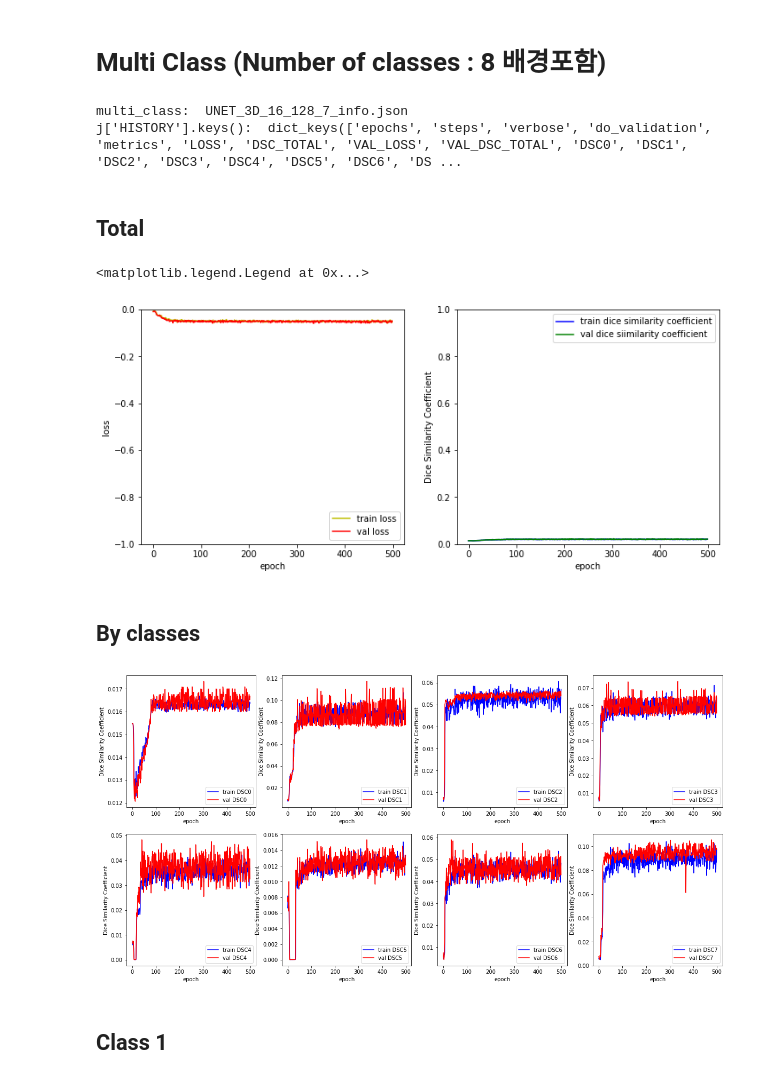
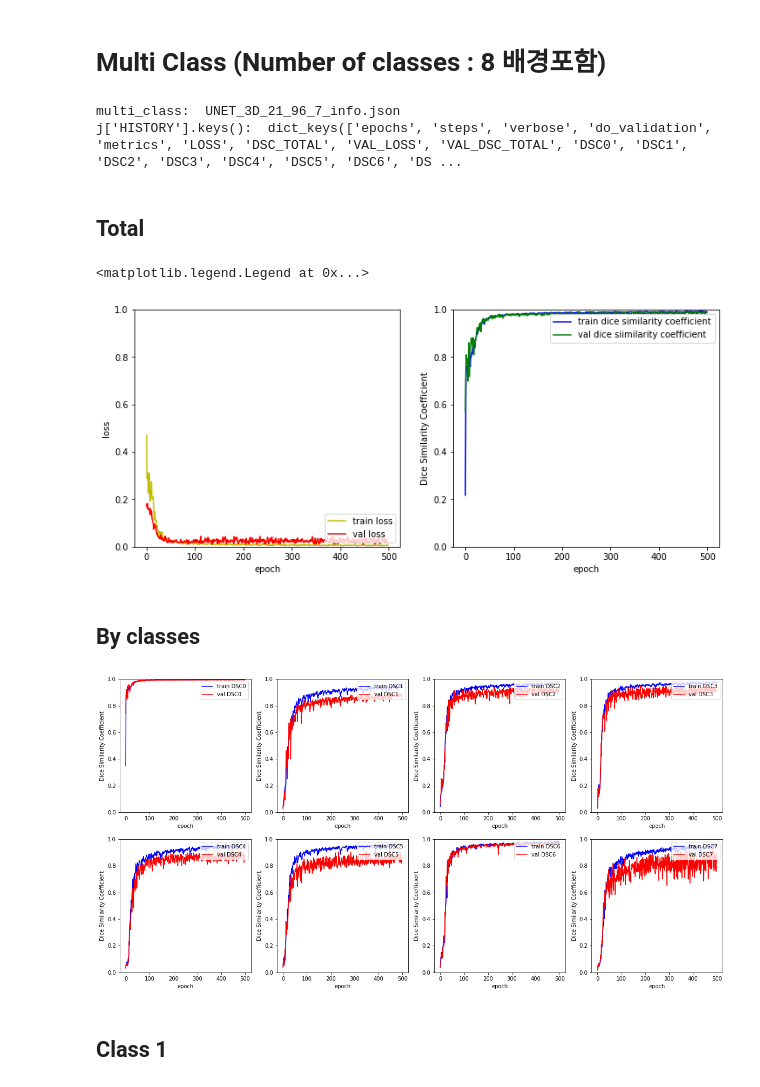
Before and after one commit to TooTouch/3D_CoordConv_Segmentation, a Jupyter notebook: ipynb/Model evaluation.ipynb, the cells around one changed output. Drawn from its saved outputs; the diff is of its cells as text; code cells hidden in the pictures.

```diff
--- a/ipynb/Model evaluation.ipynb
+++ b/ipynb/Model evaluation.ipynb
@@ -61,14 +61,14 @@ ax[1].legend(loc='lower right')
 # %% [markdown]
 # Multi Class (Number of classes : 8 배경포함)
 # %%
-multi_class = 'UNET_3D_16_128_7_info.json'
+multi_class = 'UNET_3D_21_96_7_info.json'
 print('multi_class: ',multi_class)
 
 f = open(os.path.join(log_dir,multi_class))
 j = json.load(f)
 print("j['HISTORY'].keys(): ",j['HISTORY'].keys())
 # %% [output]
-multi_class:  UNET_3D_16_128_7_info.json
+multi_class:  UNET_3D_21_96_7_info.json
 j['HISTORY'].keys():  dict_keys(['epochs', 'steps', 'verbose', 'do_validation', 'metrics', 'LOSS', 'DSC_TOTAL', 'VAL_LOSS', 'VAL_DSC_TOTAL', 'DSC0', 'DSC1', 'DSC2', 'DSC3', 'DSC4', 'DSC5', 'DSC6', 'DS ...
 # %% [markdown]
 ## Total
@@ -78,7 +78,7 @@ ax[0].plot(j['HISTORY']['LOSS'], 'y', label='train loss')
 ax[0].plot(j['HISTORY']['VAL_LOSS'], 'r', label='val loss')
 ax[0].set_xlabel('epoch')
 ax[0].set_ylabel('loss')
-ax[0].set_ylim([-1,0])
+ax[0].set_ylim([0,1])
 ax[0].legend(loc='lower right')
 
 ax[1].plot(j['HISTORY']['DSC_TOTAL'], 'b', label='train dice similarity coefficient')
@@ -89,19 +89,20 @@ ax[1].set_ylim([0,1])
 ax[1].legend(loc='upper right')
 # %% [output]
 <matplotlib.legend.Legend at 0x...>
-[figure, old version]
+[figure, new version]
 # %% [markdown]
 ## By classes
 # %%
 fig, ax = plt.subplots(2,4, figsize=(20,10))
 for i in range(8):
     ax[i//4,i%4].plot(j['HISTORY']['DSC{}'.format(i)], 'b', label='train DSC{}'.format(i))
     ax[i//4,i%4].plot(j['HISTORY']['VAL_DSC{}'.format(i)], 'r', label='val DSC{}'.format(i))
     ax[i//4,i%4].set_xlabel('epoch')
     ax[i//4,i%4].set_ylabel('Dice Similarity Coefficient')
-    ax[i//4,i%4].legend(loc='lower right')
+    ax[i//4,i%4].legend(loc='upper right')
+    ax[i//4,i%4].set_ylim([0,1])
 # %% [output]
-[figure, old version]
+[figure, new version]
 # %% [markdown]
 ## Class 1
 # %%
```
Also changed, not shown: parts of 1 cell of this notebook, 14 other files.
